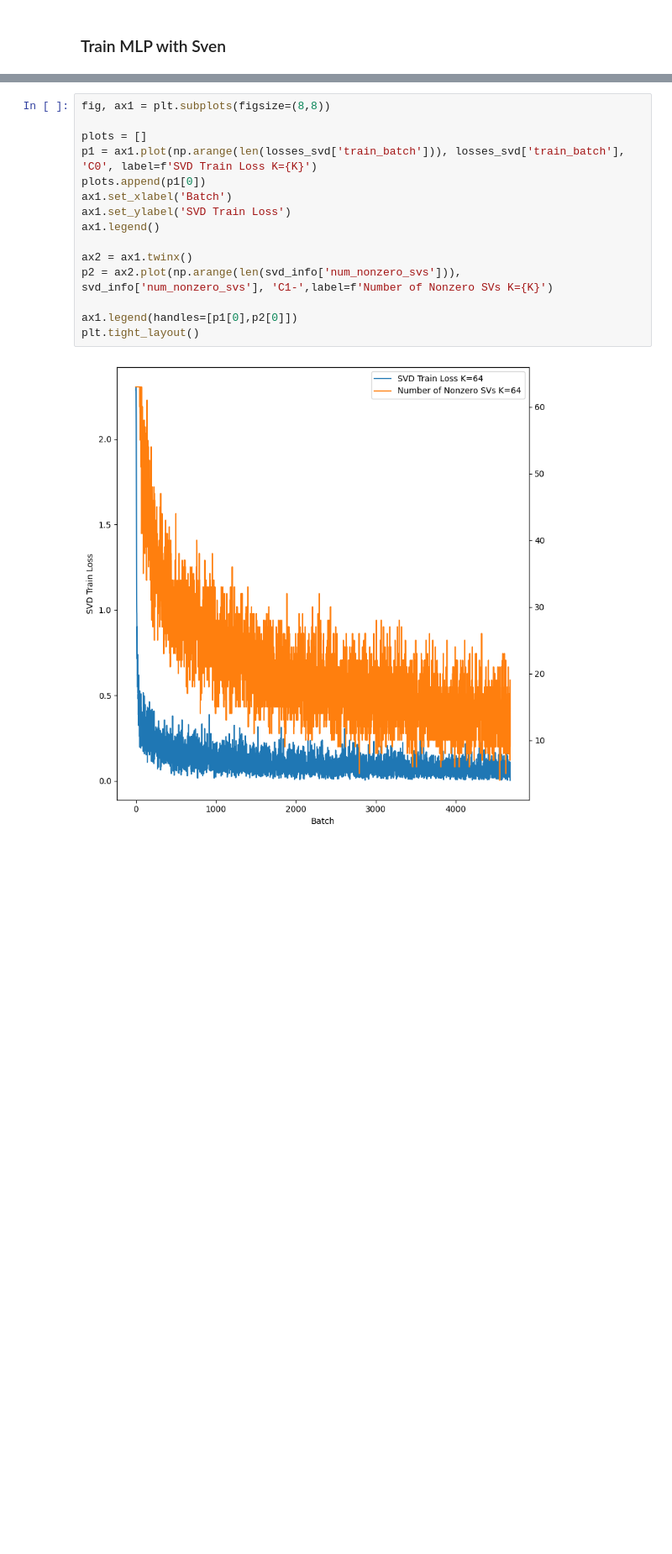
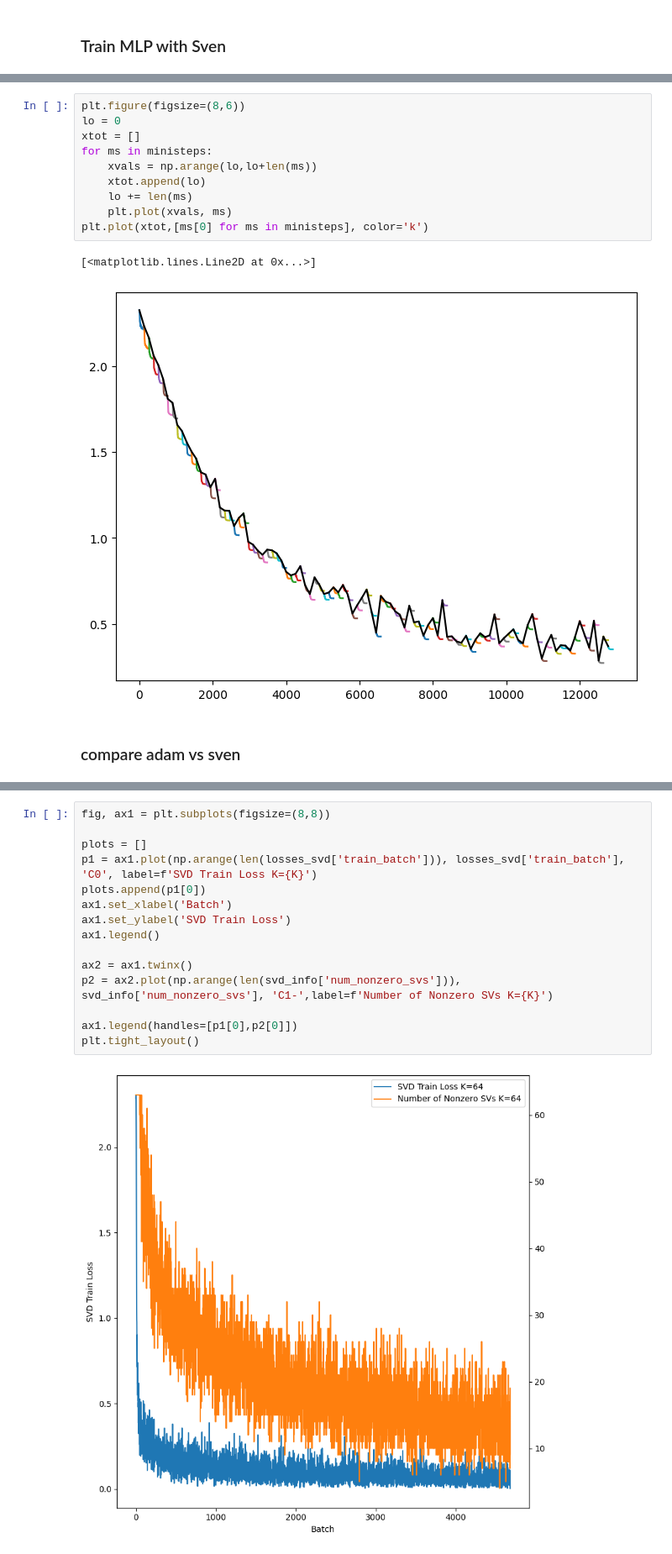
Before and after one commit to sambt/sven-experiments, a Jupyter notebook: notebooks_new/mnist_testing.ipynb, the cells around one changed output, grey strips where cells are left out. Shown at 84% size. Drawn from its saved outputs; the diff is of its cells as text; blank space fills up the shorter version.

```diff
--- a/notebooks_new/mnist_testing.ipynb
+++ b/notebooks_new/mnist_testing.ipynb
@@ -91,3 +141,18 @@ torch.compiler.reset()
+# %%
+plt.figure(figsize=(8,6))
+lo = 0
+xtot = []
+for ms in ministeps:
+    xvals = np.arange(lo,lo+len(ms))
+    xtot.append(lo)
+    lo += len(ms)
+    plt.plot(xvals, ms)
+plt.plot(xtot,[ms[0] for ms in ministeps], color='k')
+# %% [output]
+[<matplotlib.lines.Line2D at 0x...>]
+[figure, added]
+# %% [markdown]
+### compare adam vs sven
 # %%
 plt.figure(figsize=(8,8))
 plt.plot(losses_svd['train'],label='SVD')
```
Also changed, not shown: parts of 16 cells of this notebook, 2 other files.
